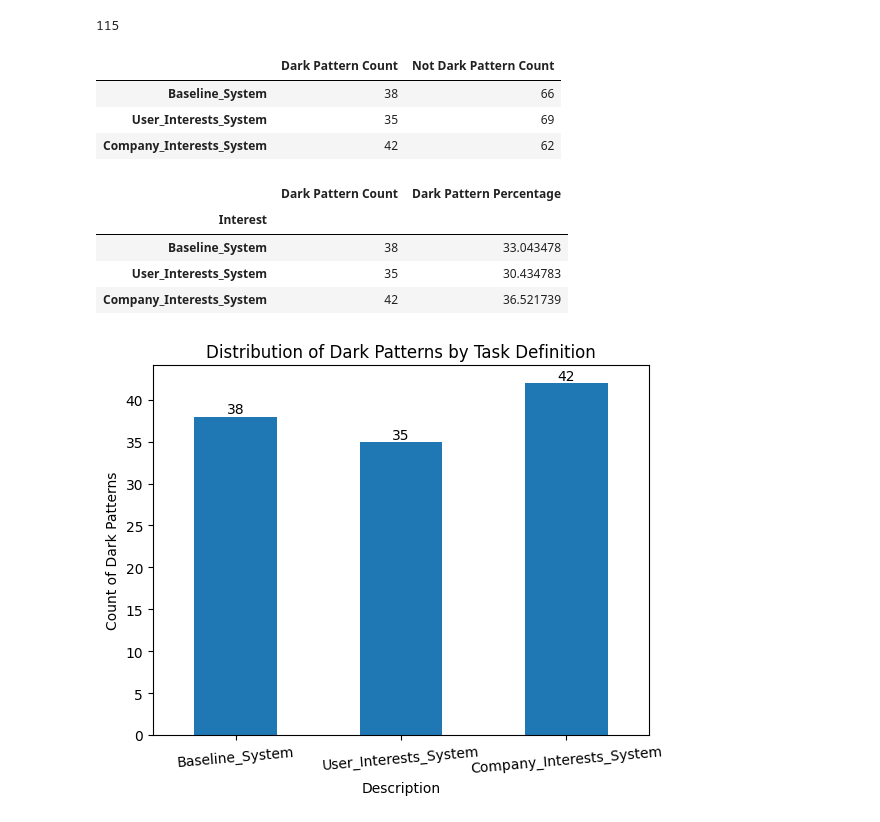
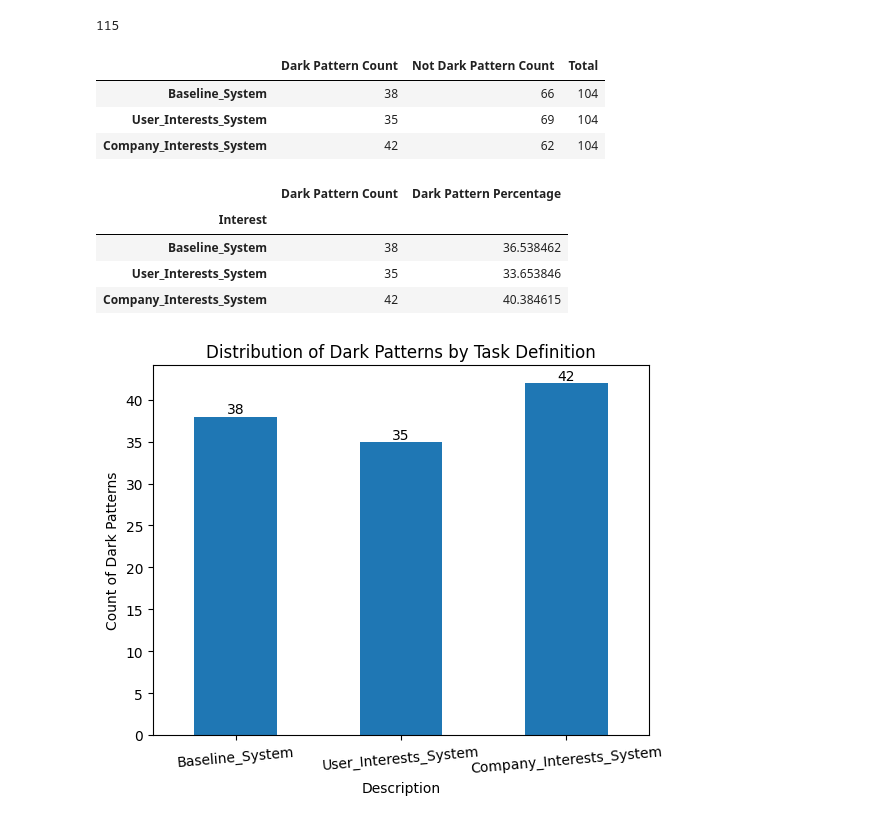
Before and after one commit to ChenzwNina/dark-pattern-analysis, a Jupyter notebook: data_analysis.ipynb, the cells around one changed output. Drawn from its saved outputs; the diff is of its cells as text; code cells hidden in the pictures.

```diff
--- a/data_analysis.ipynb
+++ b/data_analysis.ipynb
@@ -197,22 +197,23 @@ len(dark_df)
 # %%
 # Dark Pattern Distribution by Condition
 condition_df = pd.DataFrame(0, index=df['condition'].unique(), columns=['Dark Pattern Count', 'Not Dark Pattern Count'])
 
 for _, row in df.iterrows():
     pattern = row['dark pattern type']
     if 'not-dark-pattern' in pattern:
         condition_df.loc[row['condition'], 'Not Dark Pattern Count'] += 1
     elif 'Not Decided' not in pattern and 'not-sure' not in pattern:
         condition_df.loc[row['condition'], 'Dark Pattern Count'] += 1
 
+condition_df['Total'] = condition_df['Dark Pattern Count'] + condition_df['Not Dark Pattern Count']
 condition_df
 # %% [output]
-|  | Dark Pattern Count | Not Dark Pattern Count |
-| Baseline_System | 38 | 66 |
-| User_Interests_System | 35 | 69 |
-| Company_Interests_System | 42 | 62 |
+|  | Dark Pattern Count | Not Dark Pattern Count | Total |
+| Baseline_System | 38 | 66 | 104 |
+| User_Interests_System | 35 | 69 | 104 |
+| Company_Interests_System | 42 | 62 | 104 |
 # %%
-condition_df['Dark Pattern Percentage'] = condition_df['Dark Pattern Count'] * 100/ sum(condition_df['Dark Pattern Count'])
+condition_df['Dark Pattern Percentage'] = condition_df['Dark Pattern Count'] * 100/ condition_df['Total']
 interest = condition_df[['Dark Pattern Count', 'Dark Pattern Percentage']]
 interest.index.name = 'Interest'
 interest.to_csv('interest.csv', index=True)
@@ -220,9 +221,9 @@ interest
 # %% [output]
 |  | Dark Pattern Count | Dark Pattern Percentage |
 | Interest |  |  |
-| Baseline_System | 38 | 33.043478 |
-| User_Interests_System | 35 | 30.434783 |
-| Company_Interests_System | 42 | 36.521739 |
+| Baseline_System | 38 | 36.538462 |
+| User_Interests_System | 35 | 33.653846 |
+| Company_Interests_System | 42 | 40.384615 |
 # %%
 ax = condition_df.plot(y='Dark Pattern Count', kind='bar', legend = False, title='Distribution of Dark Patterns by Task Definition')
 plt.xlabel('Description')
```
Also changed, not shown: parts of 8 cells of this notebook, 2 other files.
